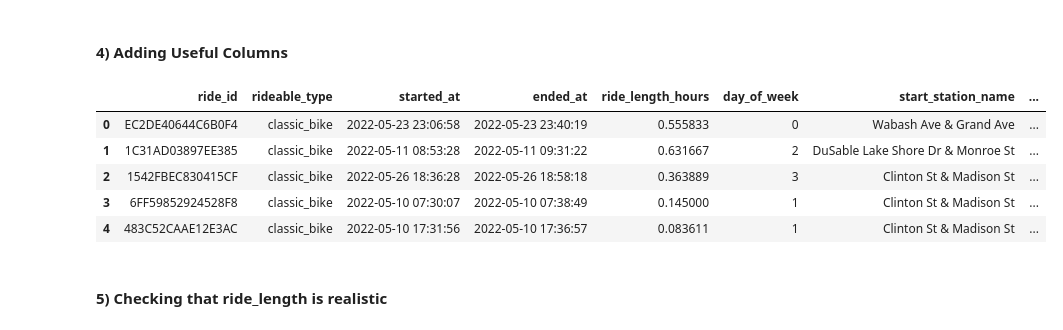
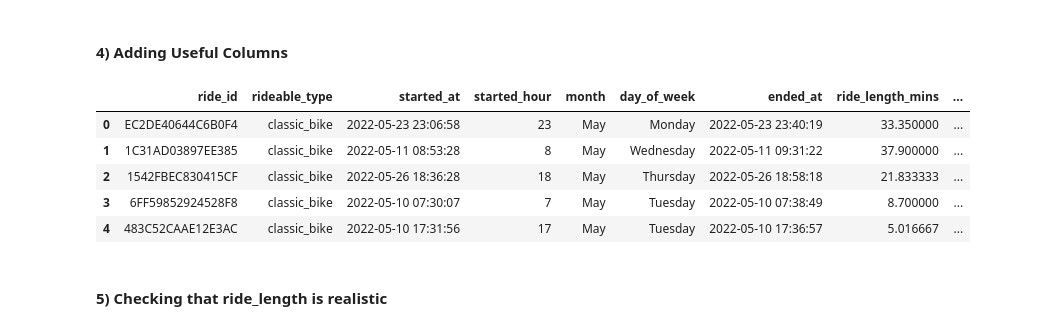
Before and after one commit to dydev012/capstone_cyclistic, a Jupyter notebook: transform.ipynb, the cells around one changed output. Saved outputs shown, nothing was run; the diff lists cells and outputs as text; code cells hidden in the pictures.

```diff
--- a/report.ipynb
+++ b/transform.ipynb
@@ -168,29 +171,42 @@ del _map
 # %%
 def rmUnuseableRows(df):
     """
     return df with rows dropped that have null in specified column
     """
     dfExclude = df[df['end_lat'].isnull()]
     return df.drop(index=dfExclude.index)
 
 def populateGPSCols(df):
     df["start_gps"] = df["start_lat"].astype("str") + ", " + df["start_lng"].astype("str")
     # TODO: some end lats/lngs are NaN. Check for them
     df["end_gps"] = df["end_lat"].astype("str") + ", " + df["end_lng"].astype("str")
     return df
 
+def timeToClass(x):
+    if 7 <= x <= 12:
+        return "Morning"
+    elif 12 < x <= 17:
+        return "Afternoon"
+    elif 17 < x <= 21:
+        return "Evening"
+    else:
+        return "Night"
 
 df = rmUnuseableRows(df)
 df = populateGPSCols(df)
-df.insert(4, column="ride_length_hours", value=(df["ended_at"] - df["started_at"]).dt.total_seconds()/60/60)
-df.insert(5, column="day_of_week", value=df["started_at"].dt.day_of_week ) # 0 = Monday, 6 = Sunday
+df.insert(3, column="started_hour", value=df["started_at"].dt.hour)
+df.insert(4, column="month", value=df["started_at"].dt.month_name())
+df.insert(5, column="day_of_week", value=df["started_at"].dt.day_name() )
+df.insert(7, column="ride_length_mins", value=(df["ended_at"] - df["started_at"]).dt.total_seconds()/60)
+df["time_type"] = df["started_hour"].apply(timeToClass)
+
 df.head()
 # %% [output]
-|  | ride_id | rideable_type | started_at | ended_at | ride_length_hours | day_of_week | start_station_name | ... |
-| 0 | EC2DE40644C6B0F4 | classic_bike | 2022-05-23 23:06:58 | 2022-05-23 23:40:19 | 0.555833 | 0 | Wabash Ave & Grand Ave | ... |
-| 1 | 1C31AD03897EE385 | classic_bike | 2022-05-11 08:53:28 | 2022-05-11 09:31:22 | 0.631667 | 2 | DuSable Lake Shore Dr & Monroe St | ... |
-| 2 | 1542FBEC830415CF | classic_bike | 2022-05-26 18:36:28 | 2022-05-26 18:58:18 | 0.363889 | 3 | Clinton St & Madison St | ... |
-| 3 | 6FF59852924528F8 | classic_bike | 2022-05-10 07:30:07 | 2022-05-10 07:38:49 | 0.145000 | 1 | Clinton St & Madison St | ... |
-| 4 | 483C52CAAE12E3AC | classic_bike | 2022-05-10 17:31:56 | 2022-05-10 17:36:57 | 0.083611 | 1 | Clinton St & Madison St | ... |
+|  | ride_id | rideable_type | started_at | started_hour | month | day_of_week | ended_at | ride_length_mins | ... |
+| 0 | EC2DE40644C6B0F4 | classic_bike | 2022-05-23 23:06:58 | 23 | May | Monday | 2022-05-23 23:40:19 | 33.350000 | ... |
+| 1 | 1C31AD03897EE385 | classic_bike | 2022-05-11 08:53:28 | 8 | May | Wednesday | 2022-05-11 09:31:22 | 37.900000 | ... |
+| 2 | 1542FBEC830415CF | classic_bike | 2022-05-26 18:36:28 | 18 | May | Thursday | 2022-05-26 18:58:18 | 21.833333 | ... |
+| 3 | 6FF59852924528F8 | classic_bike | 2022-05-10 07:30:07 | 7 | May | Tuesday | 2022-05-10 07:38:49 | 8.700000 | ... |
+| 4 | 483C52CAAE12E3AC | classic_bike | 2022-05-10 17:31:56 | 17 | May | Tuesday | 2022-05-10 17:36:57 | 5.016667 | ... |
 # %% [markdown]
 #### 5) Checking that ride_length is realistic
```
Also changed, not shown: parts of 20 cells of this notebook, 2 other files.
